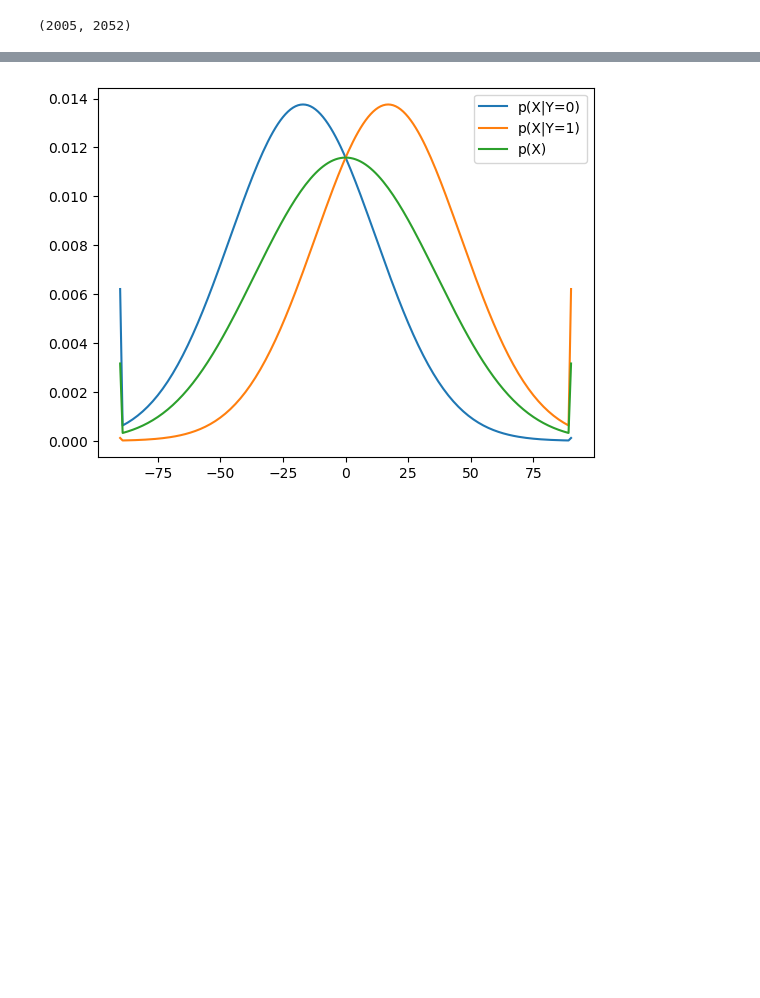
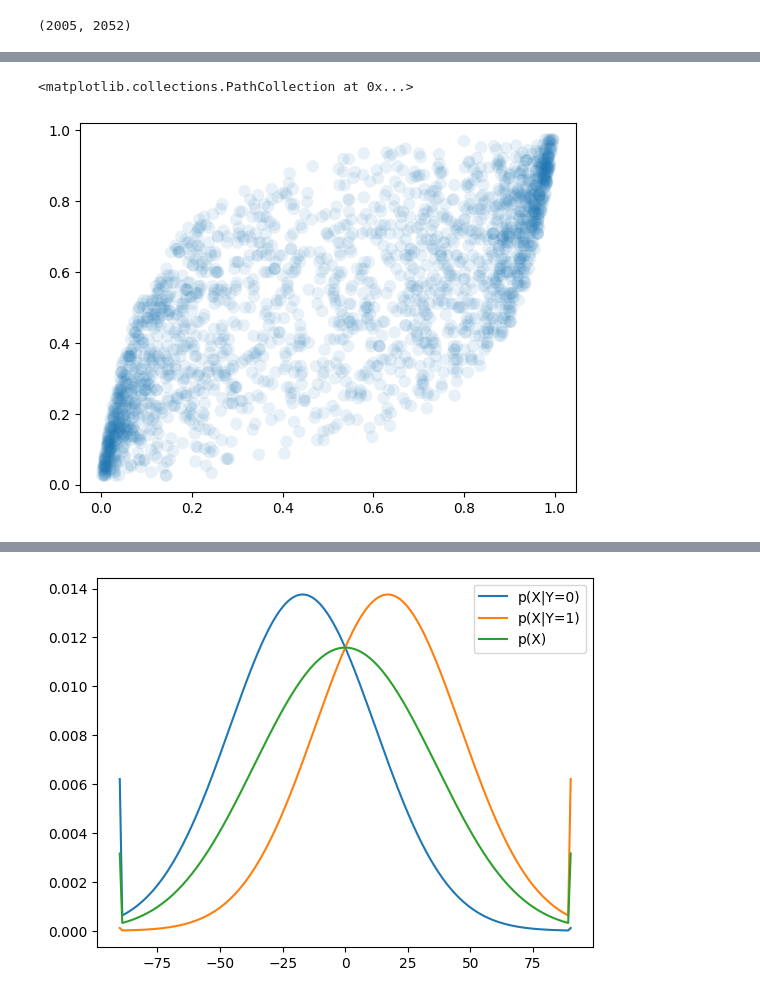
Before and after one commit to jacobaparker/Copy_Murphy2021, a Jupyter notebook: behavioral_data_example.ipynb, the cells around one changed output, grey strips where cells are left out. Cells and saved outputs as stored; diff of their text form; code cells hidden in the pictures; blank space fills up the shorter version.

```diff
--- a/behavioral_data_example.ipynb
+++ b/behavioral_data_example.ipynb
@@ -261,0 +340,43 @@ block_metadata_df['n_completed_trials'].sum(), block_metadata_df['n_planned_tria
+# %%
+h_col_candidates = [c for c in ["gen.h", "gen.H", "h", "H"] if c in block_metadata_df.columns]
+if h_col_candidates:
+    h_col = h_col_candidates[0]
+else:
+    h_like_cols = [c for c in block_metadata_df.columns if c.lower().endswith(".h") or c.lower() == "h"]
+    if len(h_like_cols) != 1:
+        raise KeyError(f"Could not uniquely identify hazard-rate column in block_metadata_df. Candidates: {h_like_cols}")
+    h_col = h_like_cols[0]
+
+h_by_block = block_metadata_df.set_index("block_id")[h_col]
+P0 = np.array([[0.5], [0.5]])
+
+trials_df["post_prob_pos"] = trials_df.apply(
+    lambda row: float(
+        P_source_g_samples(
+            np.asarray(row["samples_arr"], dtype=float),
+            mean_neg,
+            mean_pos,
+            std,
+            float(h_by_block.loc[row["block_id"]]),
+            P0,
+        )[1, 0]
+    ),
+    axis=1,
+)
+
+trials_df["post_prob_1b_pos"] = trials_df.apply(
+    lambda row: float(
+        P_source_g_samples(
+            np.asarray(row["samples_arr"], dtype=float),
+            mean_neg,
+            mean_pos,
+            std,
+            float(h_by_block.loc[row["block_id"]]),
+            P0,
+            window_size=1
+        )[1, 0]
+    ),
+    axis=1,
+)
+
+trials_df[["block_id", "trial", "post_prob_pos", "post_prob_1b_pos"]].head()
@@ -261,0 +723,5 @@ block_metadata_df['n_completed_trials'].sum(), block_metadata_df['n_planned_tria
+# %%
+plt.scatter(trials_df['post_prob_pos'], trials_df['post_prob_1b_pos'], s=80,alpha=0.1, edgecolor='none')
+# %% [output]
+<matplotlib.collections.PathCollection at 0x...>
+[figure, added]
```
Also changed, not shown: parts of 30 cells of this notebook, 1 other file.
